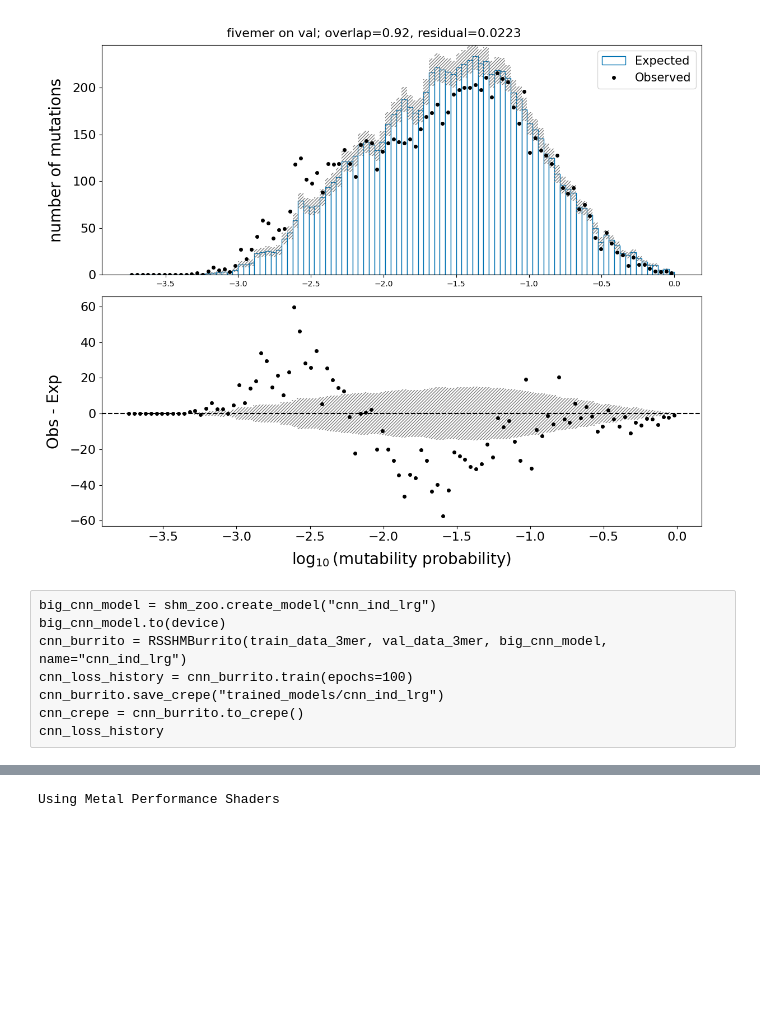
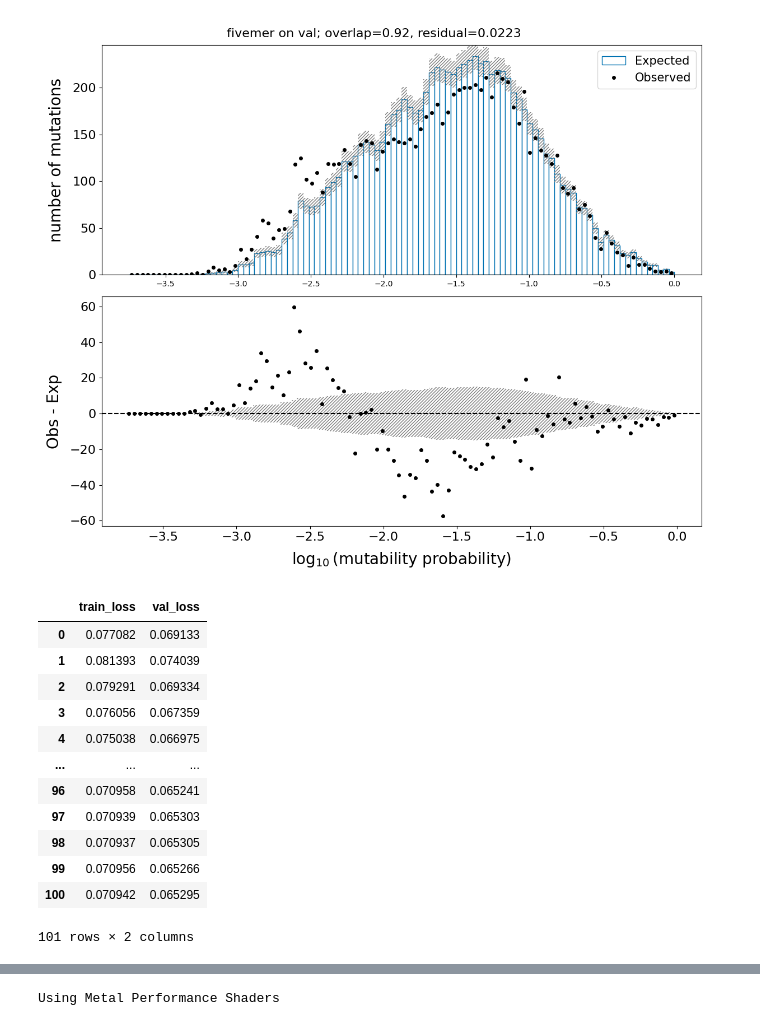
Before and after one commit to matsengrp/thrifty-experiments-1, a Jupyter notebook: human/lets_overfit.ipynb, the cells around one changed output, grey strips where cells are left out. Cells and saved outputs as stored; diff of their text form; code cells hidden in the pictures; blank space fills up the shorter version.

```diff
--- a/human/lets_overfit.ipynb
+++ b/human/lets_overfit.ipynb
@@ -95,13 +93,27 @@ show_figure(oe_plot_of_crepe(fivemer_crepe, val_df, "fivemer on val")[0])
 # %% [output]
 [figure]
 [figure]
-# %% [raw]
-big_cnn_model = shm_zoo.create_model("cnn_ind_lrg")
-big_cnn_model.to(device)
-cnn_burrito = RSSHMBurrito(train_data_3mer, val_data_3mer, big_cnn_model, name="cnn_ind_lrg")
-cnn_loss_history = cnn_burrito.train(epochs=100)
-cnn_burrito.save_crepe("trained_models/cnn_ind_lrg")
-cnn_crepe = cnn_burrito.to_crepe()
-cnn_loss_history
+# %%
+big_cnn_model = shm_zoo.create_model("cnn_ind_lrg")
+big_cnn_model.to(device)
+cnn_burrito = RSSHMBurrito(train_data_3mer, val_data_3mer, big_cnn_model, name="cnn_ind_lrg")
+cnn_loss_history = cnn_burrito.train(epochs=100)
+cnn_burrito.save_crepe("trained_models/cnn_ind_lrg")
+cnn_crepe = cnn_burrito.to_crepe()
+cnn_loss_history
+# %% [output]
+|  | train_loss | val_loss |
+| 0 | 0.077082 | 0.069133 |
+| 1 | 0.081393 | 0.074039 |
+| 2 | 0.079291 | 0.069334 |
+| 3 | 0.076056 | 0.067359 |
+| 4 | 0.075038 | 0.066975 |
+| ... | ... | ... |
+| 96 | 0.070958 | 0.065241 |
+| 97 | 0.070939 | 0.065303 |
+| 98 | 0.070937 | 0.065305 |
+| 99 | 0.070956 | 0.065266 |
+| 100 | 0.070942 | 0.065295 |
+101 rows × 2 columns
 # %%
 cnn_crepe = framework.load_crepe("trained_models/cnn_ind_lrg")
```
Also changed, not shown: parts of 6 cells of this notebook.
